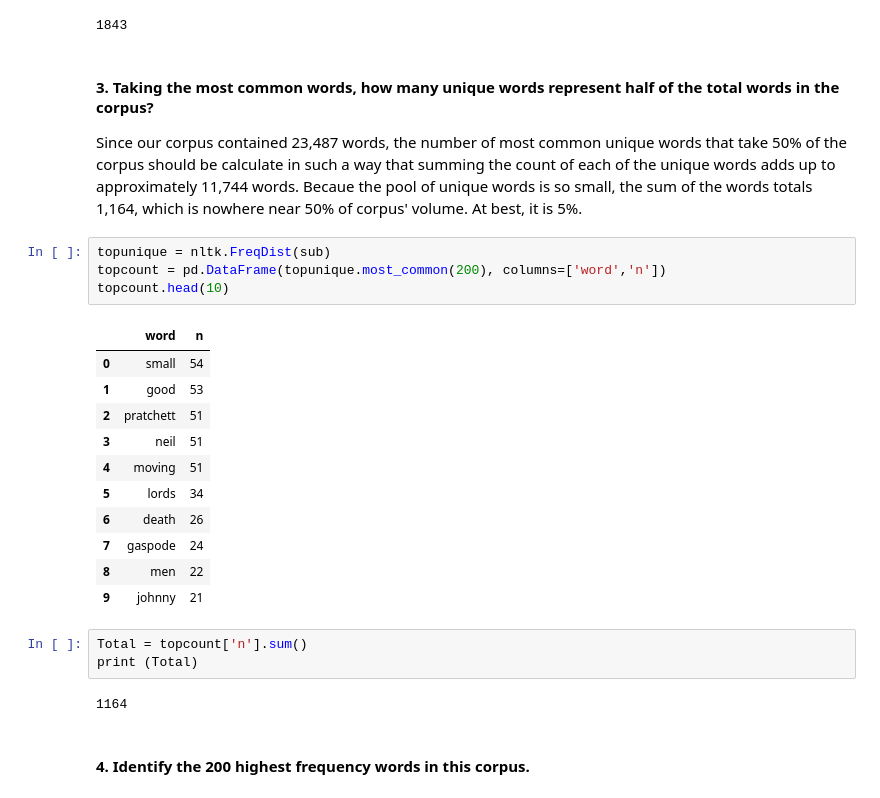
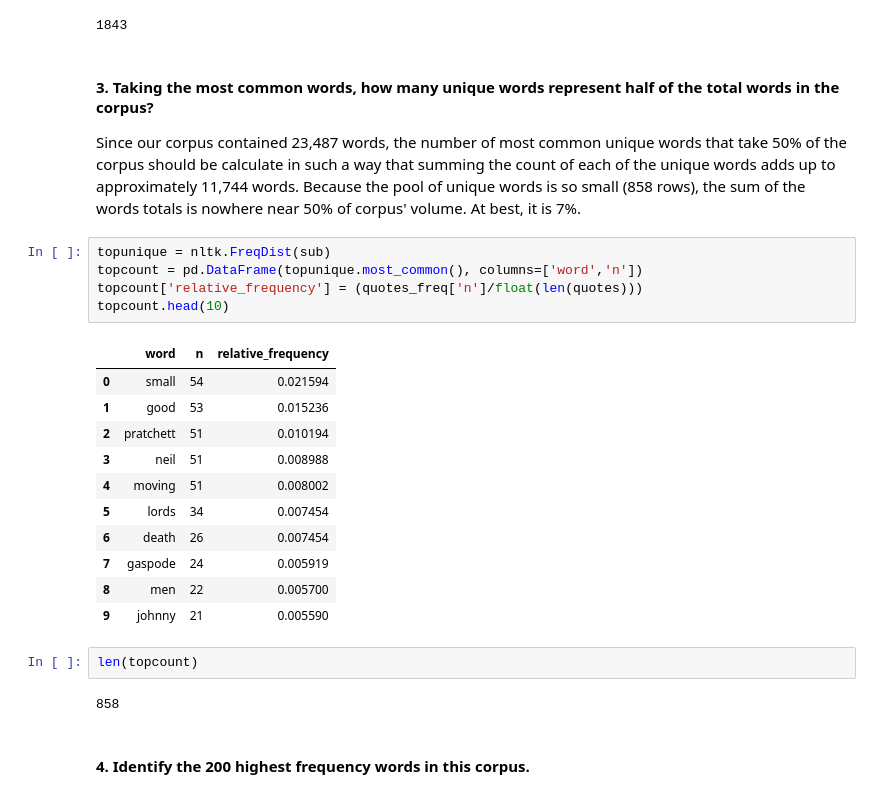
Before and after one commit to Galanopoulog/DATA620-Assignment-5, a Jupyter notebook: Week 4 - Assignment 5.ipynb, the cells around one changed output. Cells and saved outputs as stored; diff of their text form.

Commit message:
Corpus Analysis (High Frequency Words)

```diff
--- a/Week 4 - Assignment 5.ipynb
+++ b/Week 4 - Assignment 5.ipynb
@@ -52,28 +55,28 @@ len(sub)
 1843
 # %% [markdown]
 #### 3. Taking the most common words, how many unique words represent half of the total words in the corpus?
-Since our corpus contained 23,487 words, the number of most common unique words that take 50% of the corpus should be calculate in such a way that summing the count of each of the unique words adds up to approximately 11,744 words. Becaue the pool of unique words is so small, the sum of the words totals 1,164, which is nowhere near 50% of corpus' volume. At best, it is 5%.
+Since our corpus contained 23,487 words, the number of most common unique words that take 50% of the corpus should be calculate in such a way that summing the count of each of the unique words adds up to approximately 11,744 words. Because the pool of unique words is so small (858 rows), the sum of the words totals is nowhere near 50% of corpus' volume. At best, it is 7%.
 # %%
 topunique = nltk.FreqDist(sub)
-topcount = pd.DataFrame(topunique.most_common(200), columns=['word','n'])
+topcount = pd.DataFrame(topunique.most_common(), columns=['word','n'])
+topcount['relative_frequency'] = (quotes_freq['n']/float(len(quotes)))
 topcount.head(10)
 # %% [output]
-|  | word | n |
-| 0 | small | 54 |
-| 1 | good | 53 |
-| 2 | pratchett | 51 |
-| 3 | neil | 51 |
-| 4 | moving | 51 |
-| 5 | lords | 34 |
-| 6 | death | 26 |
-| 7 | gaspode | 24 |
-| 8 | men | 22 |
-| 9 | johnny | 21 |
+|  | word | n | relative_frequency |
+| 0 | small | 54 | 0.021594 |
+| 1 | good | 53 | 0.015236 |
+| 2 | pratchett | 51 | 0.010194 |
+| 3 | neil | 51 | 0.008988 |
+| 4 | moving | 51 | 0.008002 |
+| 5 | lords | 34 | 0.007454 |
+| 6 | death | 26 | 0.007454 |
+| 7 | gaspode | 24 | 0.005919 |
+| 8 | men | 22 | 0.005700 |
+| 9 | johnny | 21 | 0.005590 |
-# %%
-Total = topcount['n'].sum()
-print (Total)
-# %% [output]
-1164
+# %%
+len(topcount)
+# %% [output]
+858
 # %% [markdown]
 #### 4. Identify the 200 highest frequency words in this corpus.
 # %%
```
Also changed, not shown: parts of 9 cells of this notebook.
